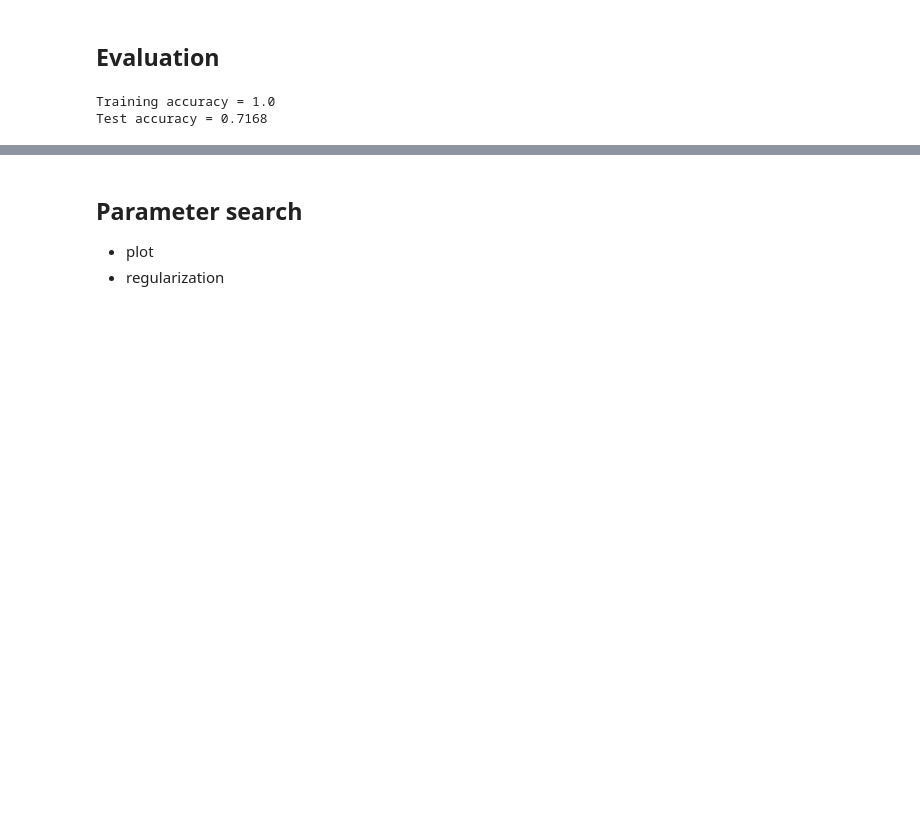
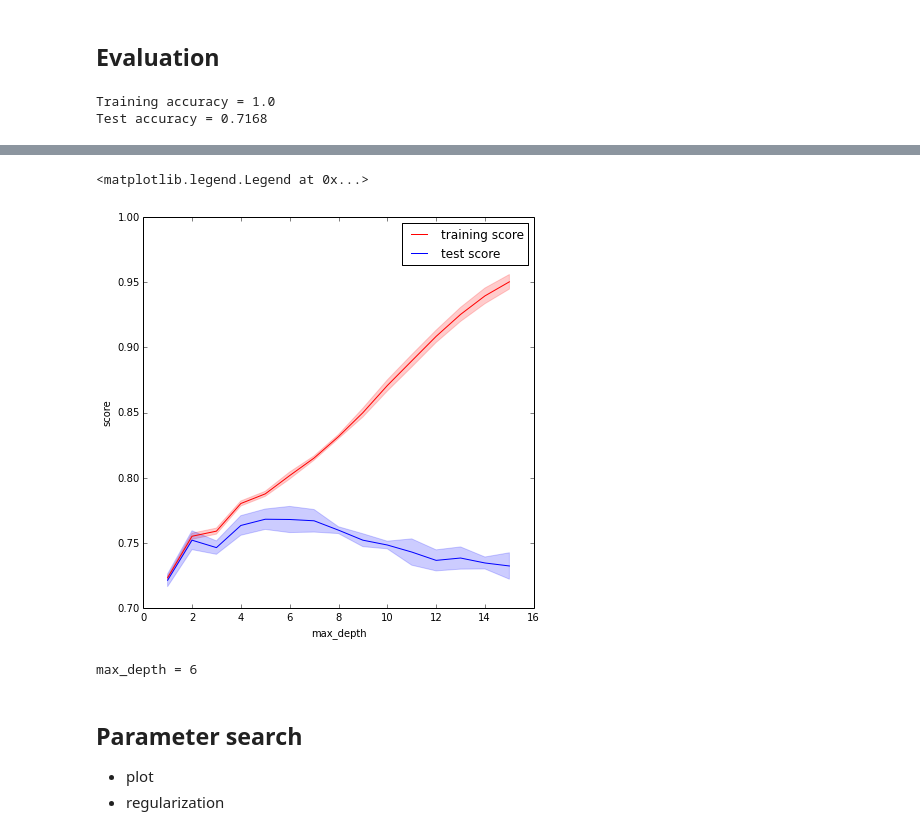
Before and after one commit to glouppe/tutorial-sklearn-lhcb, a Jupyter notebook: An introduction to Machine Learning with Scikit-Learn.ipynb, the cells around one changed output, grey strips where cells are left out. Saved outputs shown, nothing was run; the diff lists cells and outputs as text; code cells hidden in the pictures; blank space fills up the shorter version.

```diff
--- a/An introduction to Machine Learning with Scikit-Learn.ipynb
+++ b/An introduction to Machine Learning with Scikit-Learn.ipynb
@@ -323,3 +327,33 @@ array([ 0.693,  0.693,  0.709,  0.714,  0.697])
+# %%
+from sklearn.learning_curve import validation_curve
+param_range = range(1, 16)
+train_scores, test_scores = validation_curve(
+    DecisionTreeClassifier(), X, y,
+    param_name="max_depth",
+    param_range=param_range, cv=5, n_jobs=-1)
+
+train_scores_mean = np.mean(train_scores, axis=1)
+train_scores_std = np.std(train_scores, axis=1)
+test_scores_mean = np.mean(test_scores, axis=1)
+test_scores_std = np.std(test_scores, axis=1)
+
+plt.xlabel("max_depth")
+plt.ylabel("score")
+plt.plot(param_range, train_scores_mean, color="red", label="training score")
+plt.fill_between(param_range, train_scores_mean - train_scores_std,
+                 train_scores_mean + train_scores_std, alpha=0.2, color="red")
+plt.plot(param_range, test_scores_mean, color="blue", label="test score")
+plt.fill_between(param_range, test_scores_mean - test_scores_std,
+                 test_scores_mean + test_scores_std, alpha=0.2, color="blue")
+plt.legend(loc="best")
+# %% [output]
+<matplotlib.legend.Legend at 0x...>
+[figure, added]
+# %%
+# Best trade-off
+print("max_depth =", param_range[np.argmax(test_scores_mean)])
+# %% [output]
+max_depth = 6
 # %% [markdown]
 ## Parameter search
 
```
Also changed, not shown: parts of 10 cells of this notebook.
